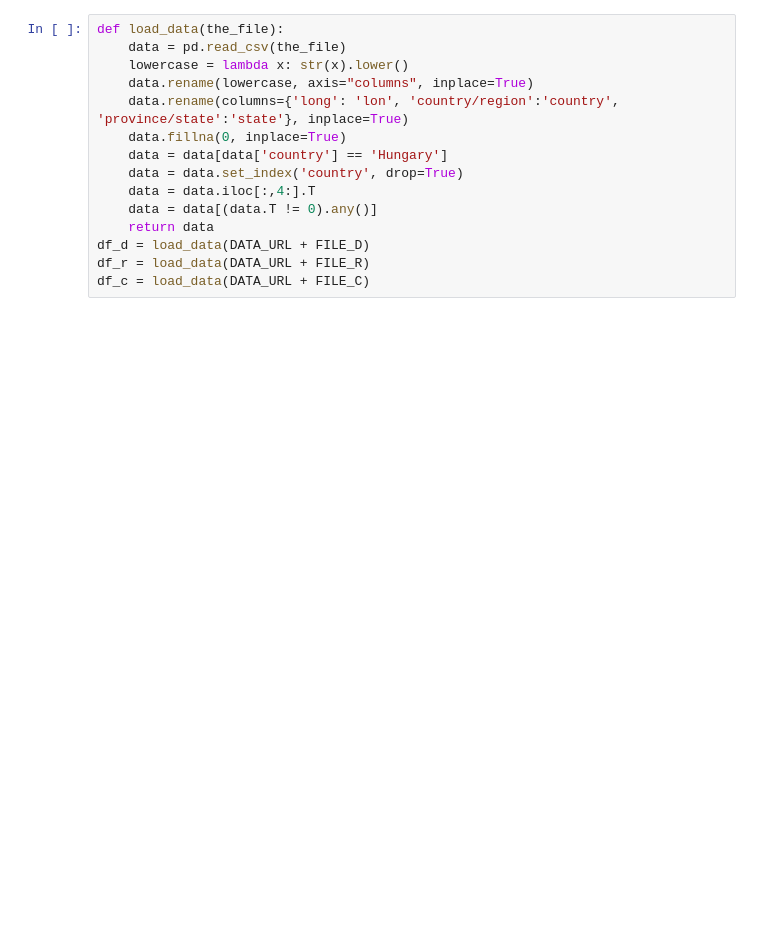
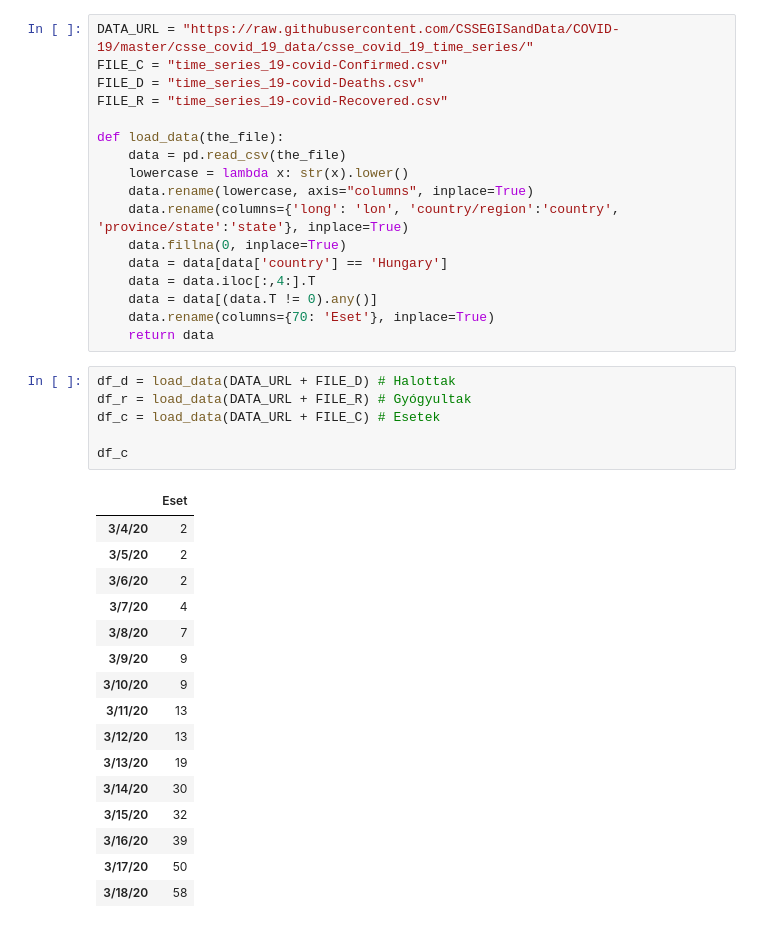
Before and after one commit to mollac/CoVid-19, a Jupyter notebook: hun_covid.ipynb, the cells around one changed output. Drawn from its saved outputs; the diff is of its cells as text; blank space fills up the shorter version.

```diff
--- a/hun_covid.ipynb
+++ b/hun_covid.ipynb
@@ -14,4 +13,9 @@ FILE_R = "time_series_19-covid-Recovered.csv"
 # %%
+DATA_URL = "https://raw.githubusercontent.com/CSSEGISandData/COVID-19/master/csse_covid_19_data/csse_covid_19_time_series/"
+FILE_C = "time_series_19-covid-Confirmed.csv"
+FILE_D = "time_series_19-covid-Deaths.csv"
+FILE_R = "time_series_19-covid-Recovered.csv"
+
 def load_data(the_file):
     data = pd.read_csv(the_file)
     lowercase = lambda x: str(x).lower()
@@ -19,12 +23,32 @@ def load_data(the_file):
     data.rename(columns={'long': 'lon', 'country/region':'country', 'province/state':'state'}, inplace=True)
     data.fillna(0, inplace=True)
     data = data[data['country'] == 'Hungary']
-    data = data.set_index('country', drop=True)
     data = data.iloc[:,4:].T
     data = data[(data.T != 0).any()]
+    data.rename(columns={70: 'Eset'}, inplace=True)
     return data
-df_d = load_data(DATA_URL + FILE_D)
-df_r = load_data(DATA_URL + FILE_R)
-df_c = load_data(DATA_URL + FILE_C)
+# %%
+df_d = load_data(DATA_URL + FILE_D) # Halottak
+df_r = load_data(DATA_URL + FILE_R) # Gyógyultak
+df_c = load_data(DATA_URL + FILE_C) # Esetek
+
+df_c
+# %% [output]
+|  | Eset |
+| 3/4/20 | 2 |
+| 3/5/20 | 2 |
+| 3/6/20 | 2 |
+| 3/7/20 | 4 |
+| 3/8/20 | 7 |
+| 3/9/20 | 9 |
+| 3/10/20 | 9 |
+| 3/11/20 | 13 |
+| 3/12/20 | 13 |
+| 3/13/20 | 19 |
+| 3/14/20 | 30 |
+| 3/15/20 | 32 |
+| 3/16/20 | 39 |
+| 3/17/20 | 50 |
+| 3/18/20 | 58 |
 # %%
 df = pd.DataFrame()
```
Also changed, not shown: parts of 10 cells of this notebook.
